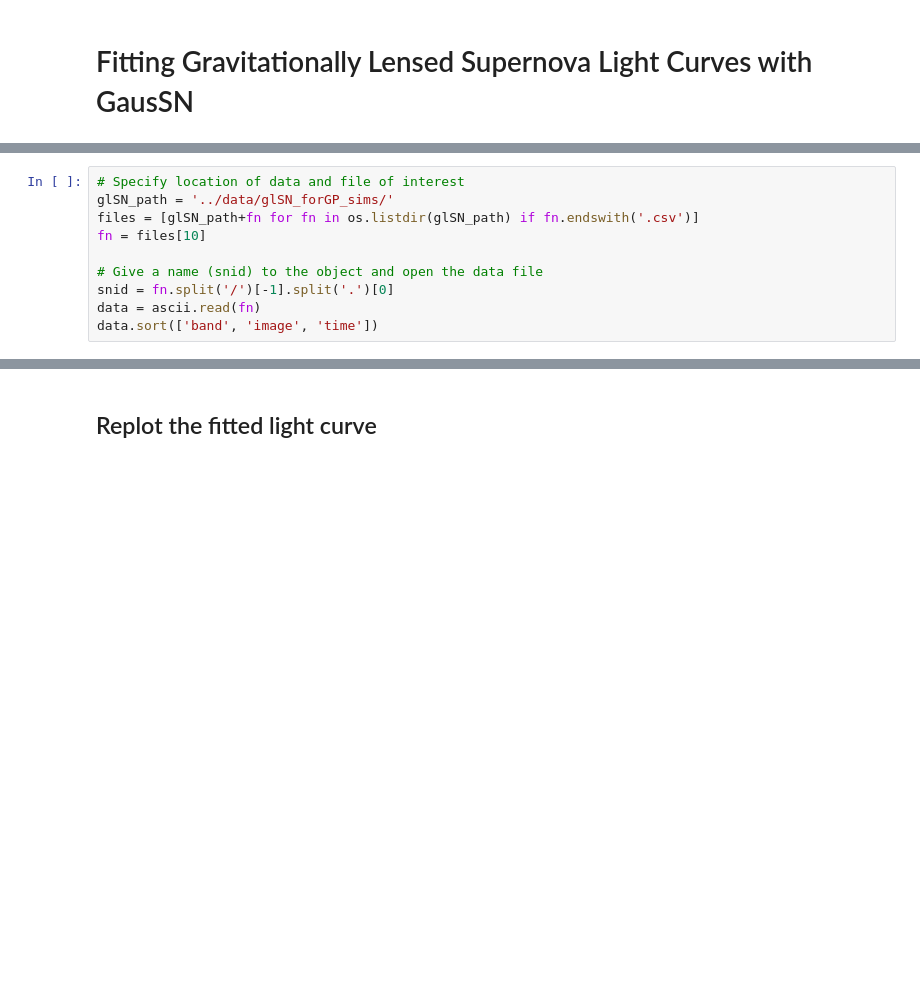
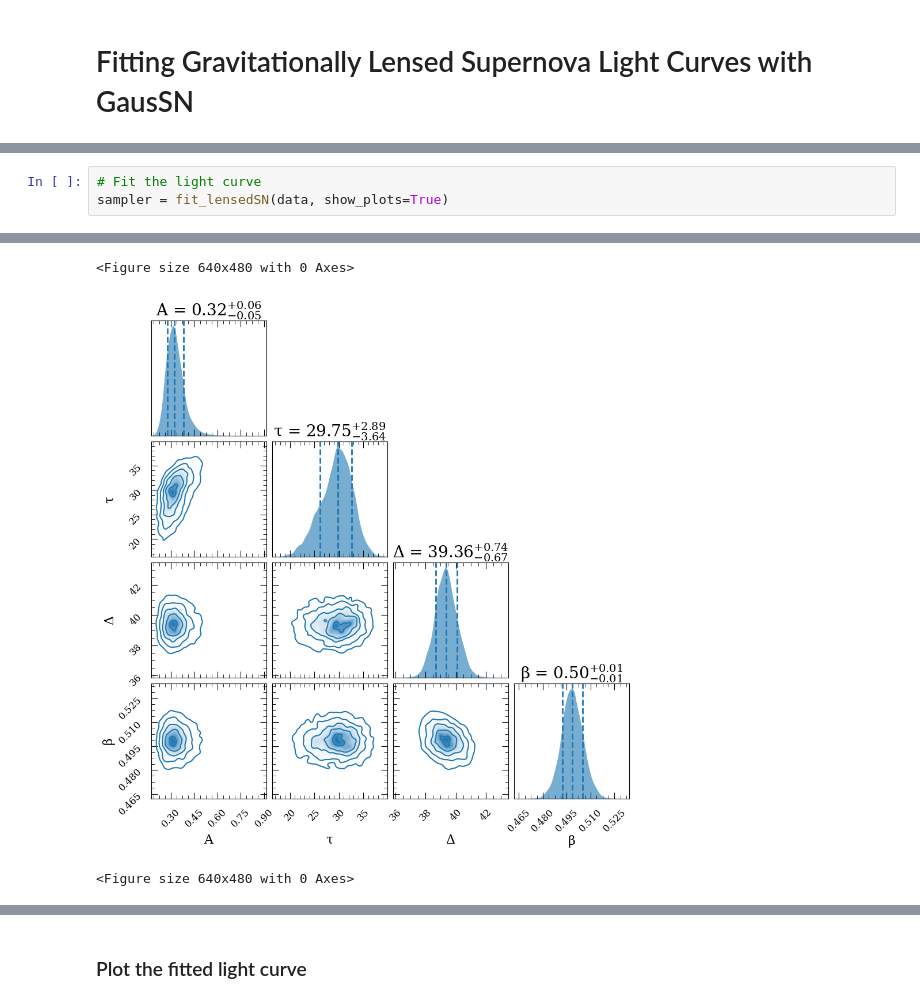
Before and after one commit to erinhay/GausSN, a Jupyter notebook: ipynb/fitting_SLSN_example.ipynb, the cells around one changed output, grey strips where cells are left out. Cells and saved outputs as stored; diff of their text form; blank space fills up the shorter version.

```diff
--- a/ipynb/fitting_SLSN_example.ipynb
+++ b/ipynb/fitting_SLSN_example.ipynb
@@ -75,10 +78,0 @@ def fit_lensedSN(snid, data, show_plots=False):
-# %%
-# Specify location of data and file of interest
-glSN_path = '../data/glSN_forGP_sims/'
-files = [glSN_path+fn for fn in os.listdir(glSN_path) if fn.endswith('.csv')]
-fn = files[10]
-
-# Give a name (snid) to the object and open the data file
-snid = fn.split('/')[-1].split('.')[0]
-data = ascii.read(fn)
-data.sort(['band', 'image', 'time'])
@@ -134,0 +79,4 @@ WARNING:jax._src.lib.xla_bridge:No GPU/TPU found, falling back to CPU. (Set TF_C
+# %%
+# Fit the light curve
+sampler = fit_lensedSN(data, show_plots=True)
+# %% [output]
@@ -134,0 +85,3 @@ WARNING:jax._src.lib.xla_bridge:No GPU/TPU found, falling back to CPU. (Set TF_C
+<Figure size 640x480 with 0 Axes>
+[figure, added]
+<Figure size 640x480 with 0 Axes>
@@ -135,2 +89,2 @@ WARNING:jax._src.lib.xla_bridge:No GPU/TPU found, falling back to CPU. (Set TF_C
 # %% [markdown]
-## Replot the fitted light curve
+### Plot the fitted light curve
```
Also changed, not shown: parts of 17 cells of this notebook.
